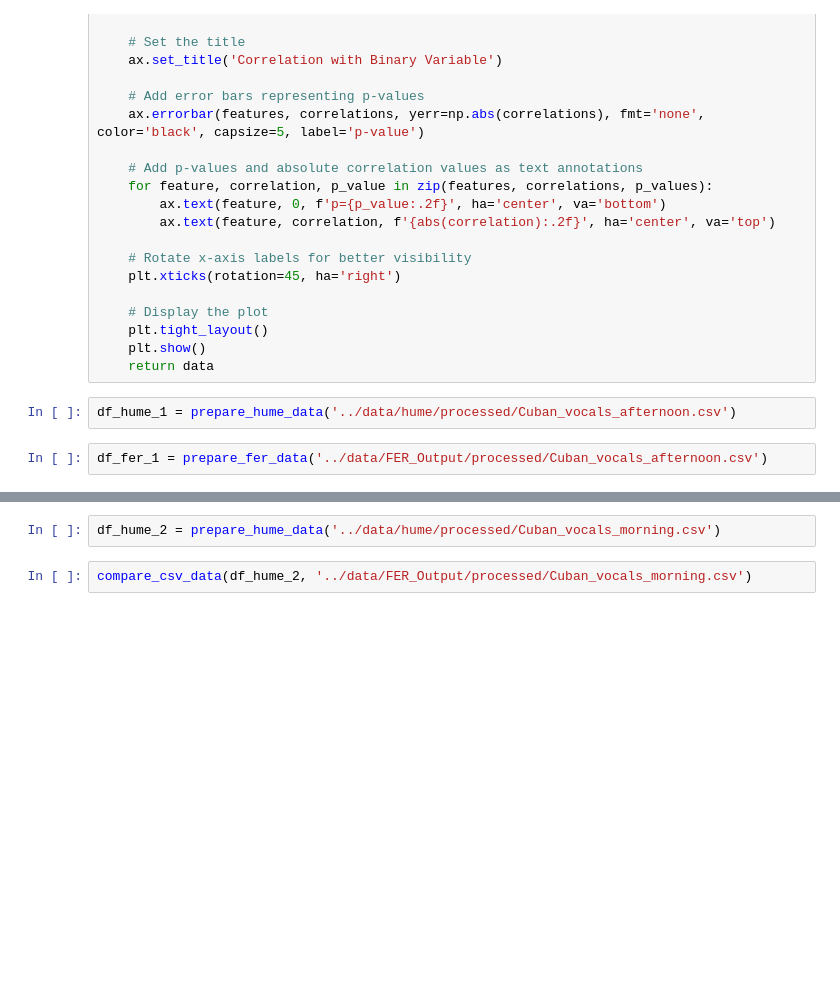
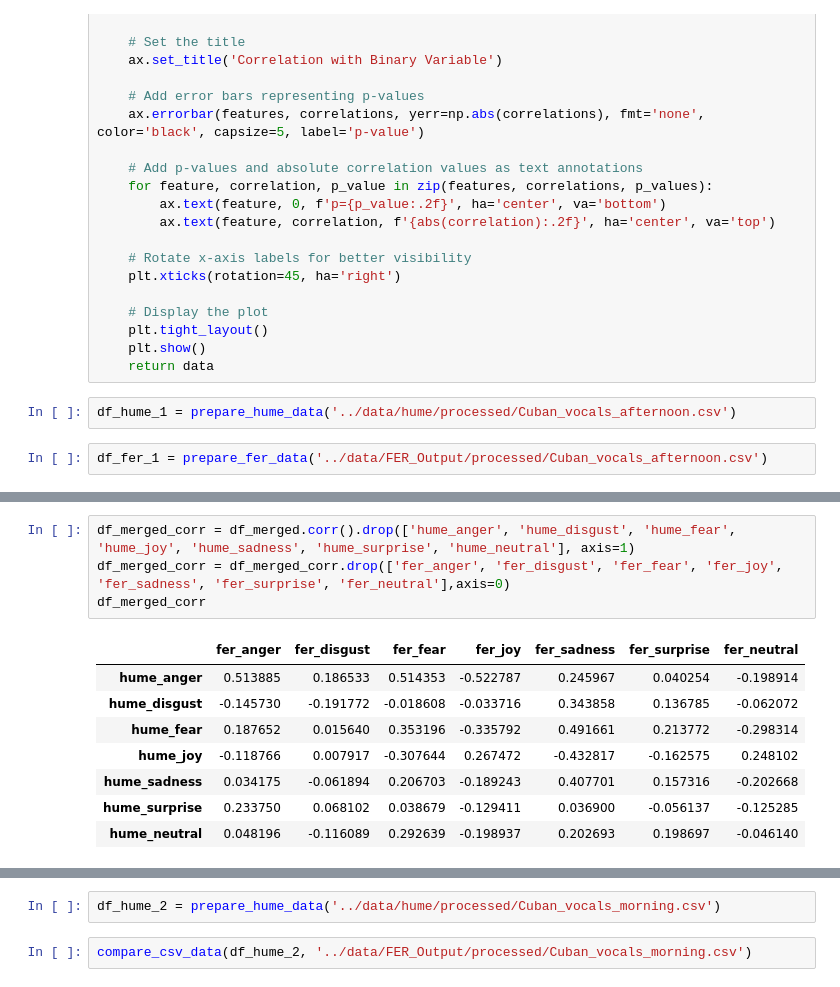
Before and after one commit to RavenRudi/coin_jazz, a Jupyter notebook: notebooks/hume_fer_validation.ipynb, the cells around one changed output, grey strips where cells are left out. Drawn from its saved outputs; the diff is of its cells as text; blank space fills up the shorter version.

```diff
--- a/notebooks/hume_fer_validation.ipynb
+++ b/notebooks/hume_fer_validation.ipynb
@@ -123,0 +124,13 @@ df.head(5)
+# %%
+df_merged_corr = df_merged.corr().drop(['hume_anger', 'hume_disgust', 'hume_fear', 'hume_joy', 'hume_sadness', 'hume_surprise', 'hume_neutral'], axis=1)
+df_merged_corr = df_merged_corr.drop(['fer_anger', 'fer_disgust', 'fer_fear', 'fer_joy', 'fer_sadness', 'fer_surprise', 'fer_neutral'],axis=0)
+df_merged_corr
+# %% [output]
+|  | fer_anger | fer_disgust | fer_fear | fer_joy | fer_sadness | fer_surprise | fer_neutral |
+| hume_anger | 0.513885 | 0.186533 | 0.514353 | -0.522787 | 0.245967 | 0.040254 | -0.198914 |
+| hume_disgust | -0.145730 | -0.191772 | -0.018608 | -0.033716 | 0.343858 | 0.136785 | -0.062072 |
+| hume_fear | 0.187652 | 0.015640 | 0.353196 | -0.335792 | 0.491661 | 0.213772 | -0.298314 |
+| hume_joy | -0.118766 | 0.007917 | -0.307644 | 0.267472 | -0.432817 | -0.162575 | 0.248102 |
+| hume_sadness | 0.034175 | -0.061894 | 0.206703 | -0.189243 | 0.407701 | 0.157316 | -0.202668 |
+| hume_surprise | 0.233750 | 0.068102 | 0.038679 | -0.129411 | 0.036900 | -0.056137 | -0.125285 |
+| hume_neutral | 0.048196 | -0.116089 | 0.292639 | -0.198937 | 0.202693 | 0.198697 | -0.046140 |
```
Also changed, not shown: parts of 21 cells of this notebook.
